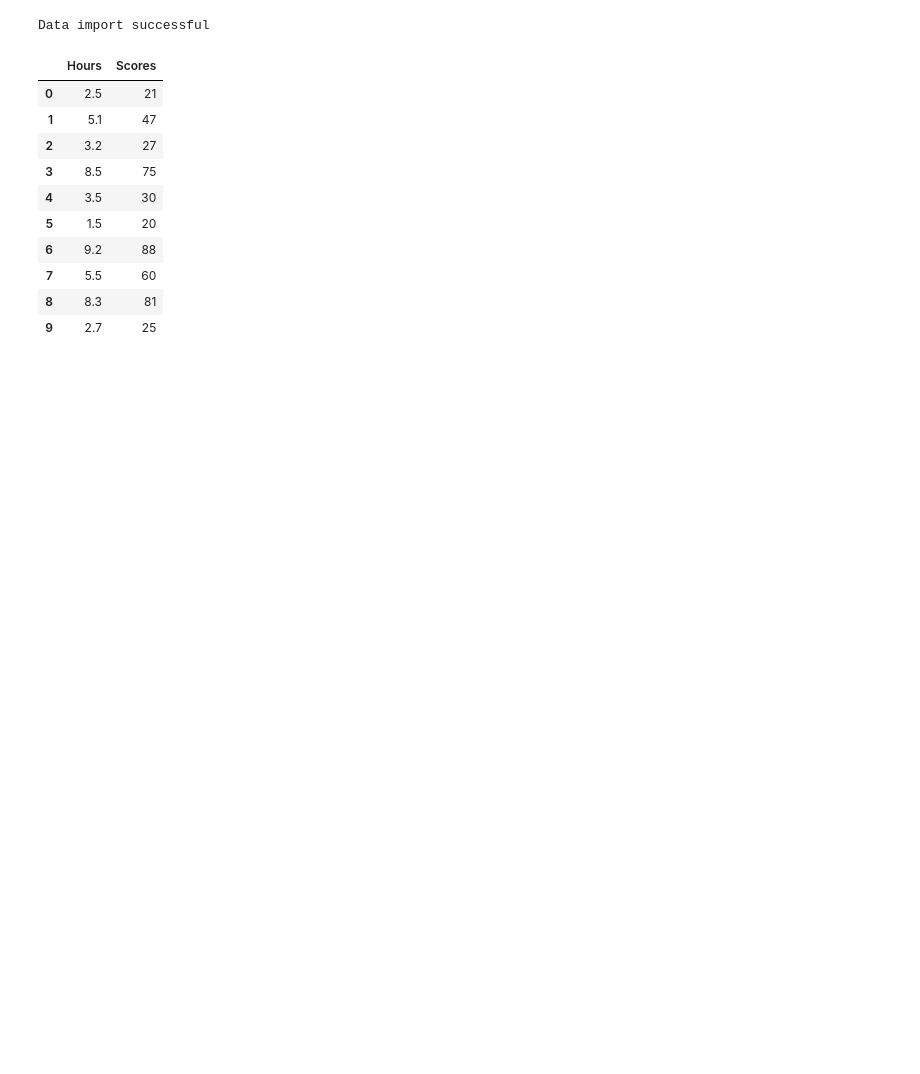
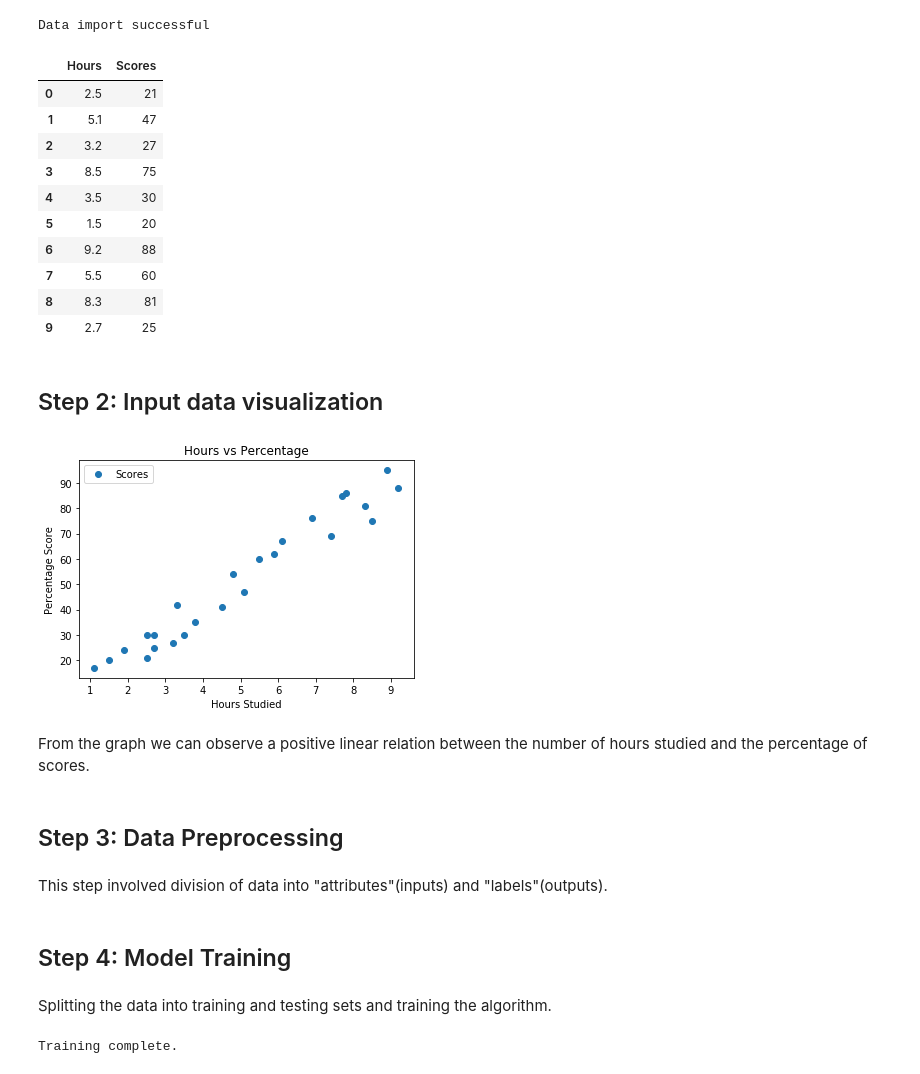
Before and after one commit to Aadarshlegend/data-and-business, a Jupyter notebook: Data and Business Analytics.ipynb, the cells around one changed output. Cells and saved outputs as stored; diff of their text form; code cells hidden in the pictures; blank space fills up the shorter version.

```diff
--- a/Data and Business Analytics.ipynb
+++ b/Data and Business Analytics.ipynb
@@ -25,3 +38,20 @@ Data import successful
 | 7 | 5.5 | 60 |
 | 8 | 8.3 | 81 |
 | 9 | 2.7 | 25 |
+# %% [markdown]
+## Step 2: Input data visualization
+# %%
+# Plotting the distribution of scores
+s_data.plot(x='Hours', y='Scores', style='o')
+plt.title('Hours vs Percentage')
+plt.xlabel('Hours Studied')
+plt.ylabel('Percentage Score')
+plt.show()
+# %% [output]
+[figure, added]
+# %% [markdown]
+From the graph we can observe a positive linear relation between the number of hours studied and the percentage of scores.
+# %% [markdown]
+## Step 3: Data Preprocessing
+# %% [markdown]
+This step involved division of data into "attributes"(inputs) and "labels"(outputs).
@@ -27,0 +61,12 @@ Data import successful
+# %% [markdown]
+## Step 4: Model Training
+# %% [markdown]
+Splitting the data into training and testing sets and training the algorithm.
+# %%
+X_train, X_test, y_train, y_test = train_test_split(X, y, test_size=0.2, random_state=0)
+regressor = LinearRegression()
+regressor.fit(X_train.reshape(-1,1), y_train)
+
+print("Training complete.")
+# %% [output]
+Training complete.
```
Also changed, not shown: parts of 25 cells of this notebook.
